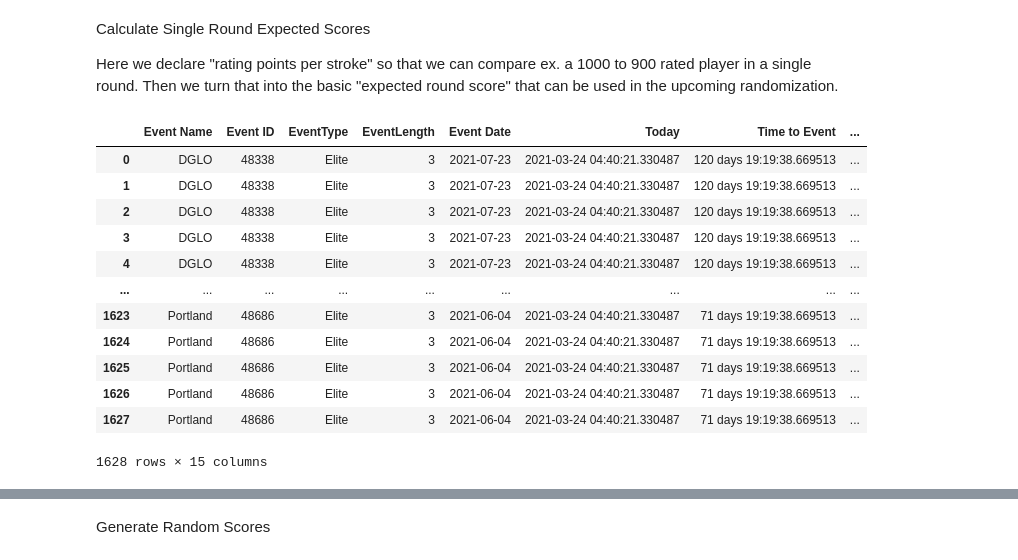
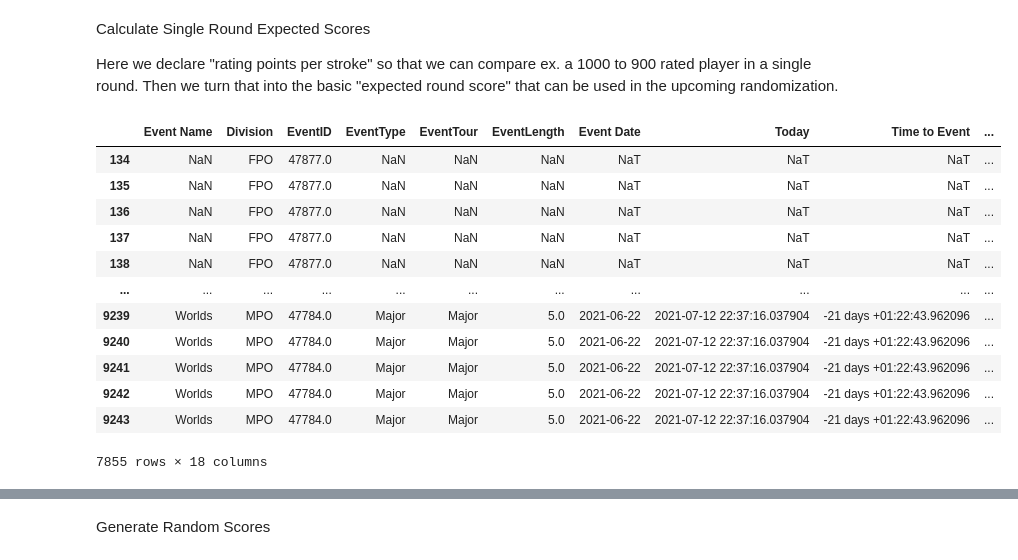
Before and after one commit to dgoodenough/discgolf, a Jupyter notebook: DGPTModel.ipynb, the cells around one changed output, grey strips where cells are left out. Cells and saved outputs as stored; diff of their text form; code cells hidden in the pictures.

```diff
--- a/DGPTModel.ipynb
+++ b/DGPTModel.ipynb
@@ -28,7 +28,7 @@ This also needs to be scraped eventually, and will need to include a "load date"
 Load Player Scores
 Placeholder - eventually I'll need to include the rounds that have already occured (since those scores are 100% likely to happen). I haven't written any code to account for this yet.
 # %%
-events = pd.read_csv('events.csv')
+events = pd.read_csv('EventsAllTours.csv')
 # %%
-eventplayers = pd.read_csv('EventPlayersMPO20210324.csv')
+eventplayers = pd.read_csv('EventPlayersAllToursAllDivisions.csv')
 # %%
@@ -51,8 +52,8 @@ Generate Average Rating At Each Event - useful on its own, but needed to calcula
 Declare StdDev - 6.82 is a number I grabbed from a couple 2020 tournaments to use later on in generating the normal distribution and (you guessed it) probably needs more work to be better.
 # %%
 eventplayers['Rating'] = pd.to_numeric(eventplayers['Rating'])
-means = eventplayers.groupby('Event ID')['Rating'].mean()
-events = pd.merge(events,means,on = 'Event ID',how = 'left')
+means = eventplayers.groupby(['EventID','Division'])['Rating'].mean()
+events = pd.merge(events,means,on = ['EventID','Division'],how = 'left')
 events['StdDev'] = 6.82
 
-###events
+events
@@ -62,22 +77,22 @@ Calculate Single Round Expected Scores
 Here we declare "rating points per stroke" so that we can compare ex. a 1000 to 900 rated player in a single round. Then we turn that into the basic "expected round score" that can be used in the upcoming randomization.
 # %%
 rating_points_per_stroke = 6
-eventplayerratings = pd.merge(events,eventplayers, on = 'Event ID',how = 'right')
+eventplayerratings = pd.merge(events,eventplayers, on = ['EventID','Division'],how = 'right')
 eventplayerratings['Single Round Expected Score'] = -1*((eventplayerratings['Rating_y']-eventplayerratings['Rating_x'])/(rating_points_per_stroke+eventplayerratings['Event Mean Regression']))
-eventplayerratings = eventplayerratings.drop(['FinalRank'], axis = 1)
-
+eventplayerratings = eventplayerratings.drop(['FinalRank','RoundOneScore','RoundTwoScore','RoundThreeScore','RoundFourScore','TotalScore','Payout','City','State','Country','PDGAPoints'], axis = 1)
+eventplayerratings = eventplayerratings[eventplayerratings["Division"].isin(['MPO','FPO'])]
 eventplayerratings
 # %% [output]
-|  | Event Name | Event ID | EventType | EventLength | Event Date | Today | Time to Event | ... |
-| 0 | DGLO | 48338 | Elite | 3 | 2021-07-23 | 2021-03-24 04:40:21.330487 | 120 days 19:19:38.669513 | ... |
-| 1 | DGLO | 48338 | Elite | 3 | 2021-07-23 | 2021-03-24 04:40:21.330487 | 120 days 19:19:38.669513 | ... |
-| 2 | DGLO | 48338 | Elite | 3 | 2021-07-23 | 2021-03-24 04:40:21.330487 | 120 days 19:19:38.669513 | ... |
-| 3 | DGLO | 48338 | Elite | 3 | 2021-07-23 | 2021-03-24 04:40:21.330487 | 120 days 19:19:38.669513 | ... |
-| 4 | DGLO | 48338 | Elite | 3 | 2021-07-23 | 2021-03-24 04:40:21.330487 | 120 days 19:19:38.669513 | ... |
-| ... | ... | ... | ... | ... | ... | ... | ... | ... |
-| 1623 | Portland | 48686 | Elite | 3 | 2021-06-04 | 2021-03-24 04:40:21.330487 | 71 days 19:19:38.669513 | ... |
-| 1624 | Portland | 48686 | Elite | 3 | 2021-06-04 | 2021-03-24 04:40:21.330487 | 71 days 19:19:38.669513 | ... |
-| 1625 | Portland | 48686 | Elite | 3 | 2021-06-04 | 2021-03-24 04:40:21.330487 | 71 days 19:19:38.669513 | ... |
-| 1626 | Portland | 48686 | Elite | 3 | 2021-06-04 | 2021-03-24 04:40:21.330487 | 71 days 19:19:38.669513 | ... |
-| 1627 | Portland | 48686 | Elite | 3 | 2021-06-04 | 2021-03-24 04:40:21.330487 | 71 days 19:19:38.669513 | ... |
+|  | Event Name | Division | EventID | EventType | EventTour | EventLength | Event Date | Today | Time to Event | ... |
+| 134 | NaN | FPO | 47877.0 | NaN | NaN | NaN | NaT | NaT | NaT | ... |
+| 135 | NaN | FPO | 47877.0 | NaN | NaN | NaN | NaT | NaT | NaT | ... |
+| 136 | NaN | FPO | 47877.0 | NaN | NaN | NaN | NaT | NaT | NaT | ... |
+| 137 | NaN | FPO | 47877.0 | NaN | NaN | NaN | NaT | NaT | NaT | ... |
+| 138 | NaN | FPO | 47877.0 | NaN | NaN | NaN | NaT | NaT | NaT | ... |
+| ... | ... | ... | ... | ... | ... | ... | ... | ... | ... | ... |
+| 9239 | Worlds | MPO | 47784.0 | Major | Major | 5.0 | 2021-06-22 | 2021-07-12 22:37:16.037904 | -21 days +01:22:43.962096 | ... |
+| 9240 | Worlds | MPO | 47784.0 | Major | Major | 5.0 | 2021-06-22 | 2021-07-12 22:37:16.037904 | -21 days +01:22:43.962096 | ... |
+| 9241 | Worlds | MPO | 47784.0 | Major | Major | 5.0 | 2021-06-22 | 2021-07-12 22:37:16.037904 | -21 days +01:22:43.962096 | ... |
+| 9242 | Worlds | MPO | 47784.0 | Major | Major | 5.0 | 2021-06-22 | 2021-07-12 22:37:16.037904 | -21 days +01:22:43.962096 | ... |
+| 9243 | Worlds | MPO | 47784.0 | Major | Major | 5.0 | 2021-06-22 | 2021-07-12 22:37:16.037904 | -21 days +01:22:43.962096 | ... |
-1628 rows × 15 columns
+7855 rows × 18 columns
```
Also changed, not shown: parts of 20 cells of this notebook, 17 other files.
